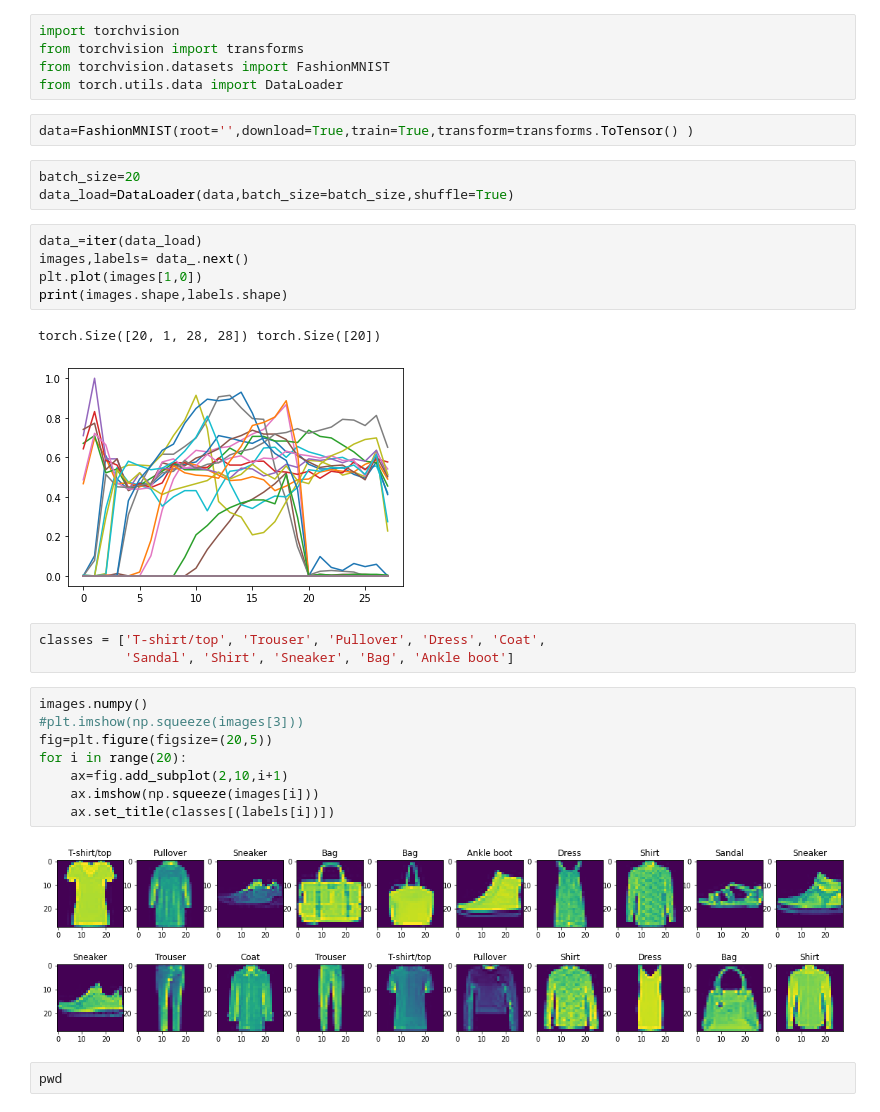
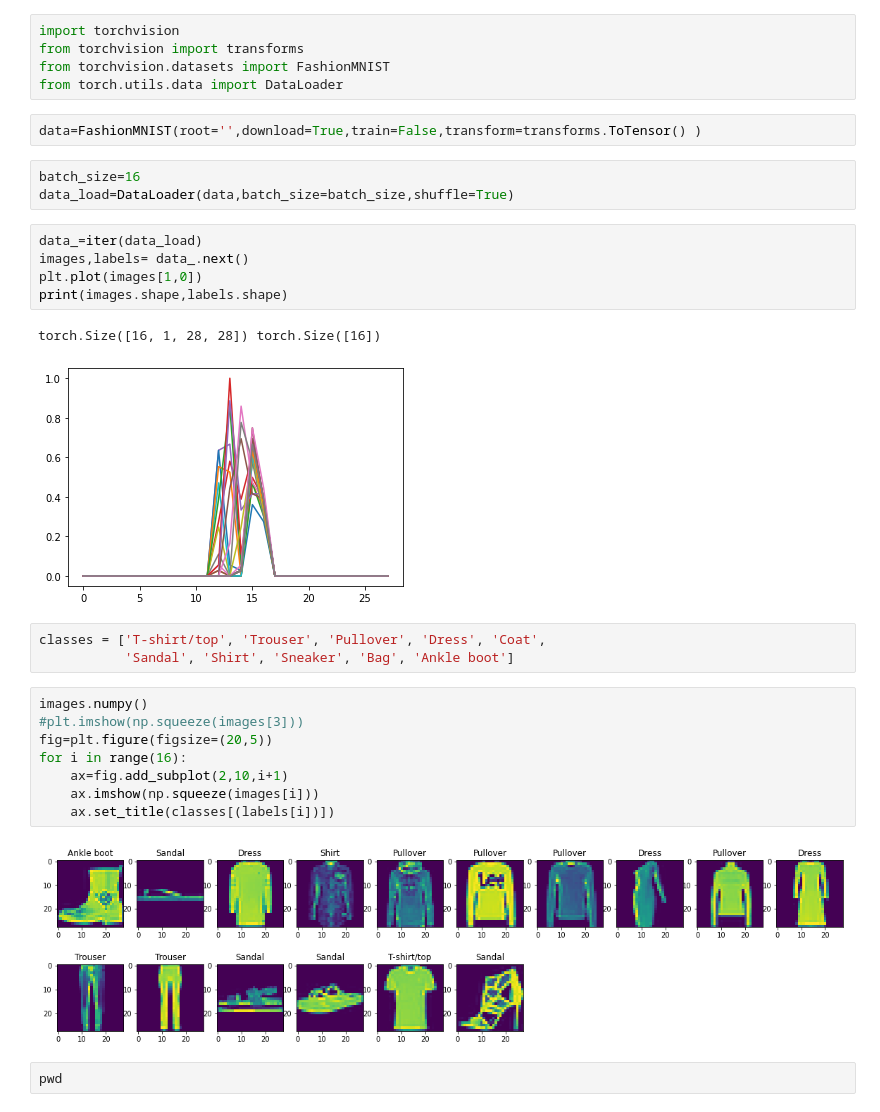
Before and after one commit to rishab-gangwar/DeepLearning_using_Pytorch, a Jupyter notebook: fashionMnistTrain_Viz.ipynb, the cells around one changed output. Cells and saved outputs as stored; diff of their text form.

```diff
--- a/fashionMnistTrain_Viz.ipynb
+++ b/fashionMnistTrain_Viz.ipynb
@@ -12,9 +12,9 @@ from torchvision import transforms
 from torchvision.datasets import FashionMNIST
 from torch.utils.data import DataLoader
 # %%
-data=FashionMNIST(root='',download=True,train=True,transform=transforms.ToTensor() )
+data=FashionMNIST(root='',download=True,train=False,transform=transforms.ToTensor() )
 # %%
-batch_size=20
+batch_size=16
 data_load=DataLoader(data,batch_size=batch_size,shuffle=True)
 # %%
 data_=iter(data_load)
@@ -22,21 +22,21 @@ images,labels= data_.next()
 plt.plot(images[1,0])
 print(images.shape,labels.shape)
 # %% [output]
-torch.Size([20, 1, 28, 28]) torch.Size([20])
+torch.Size([16, 1, 28, 28]) torch.Size([16])
-[figure, old version]
+[figure, new version]
 # %%
 classes = ['T-shirt/top', 'Trouser', 'Pullover', 'Dress', 'Coat',
            'Sandal', 'Shirt', 'Sneaker', 'Bag', 'Ankle boot']
 # %%
 images.numpy()
 #plt.imshow(np.squeeze(images[3]))
 fig=plt.figure(figsize=(20,5))
-for i in range(20):
+for i in range(16):
     ax=fig.add_subplot(2,10,i+1)
     ax.imshow(np.squeeze(images[i]))
     ax.set_title(classes[(labels[i])])
 # %% [output]
-[figure, old version]
+[figure, new version]
 # %%
 pwd
 # %% [output]
```
Also changed, not shown: parts of 9 cells of this notebook.
